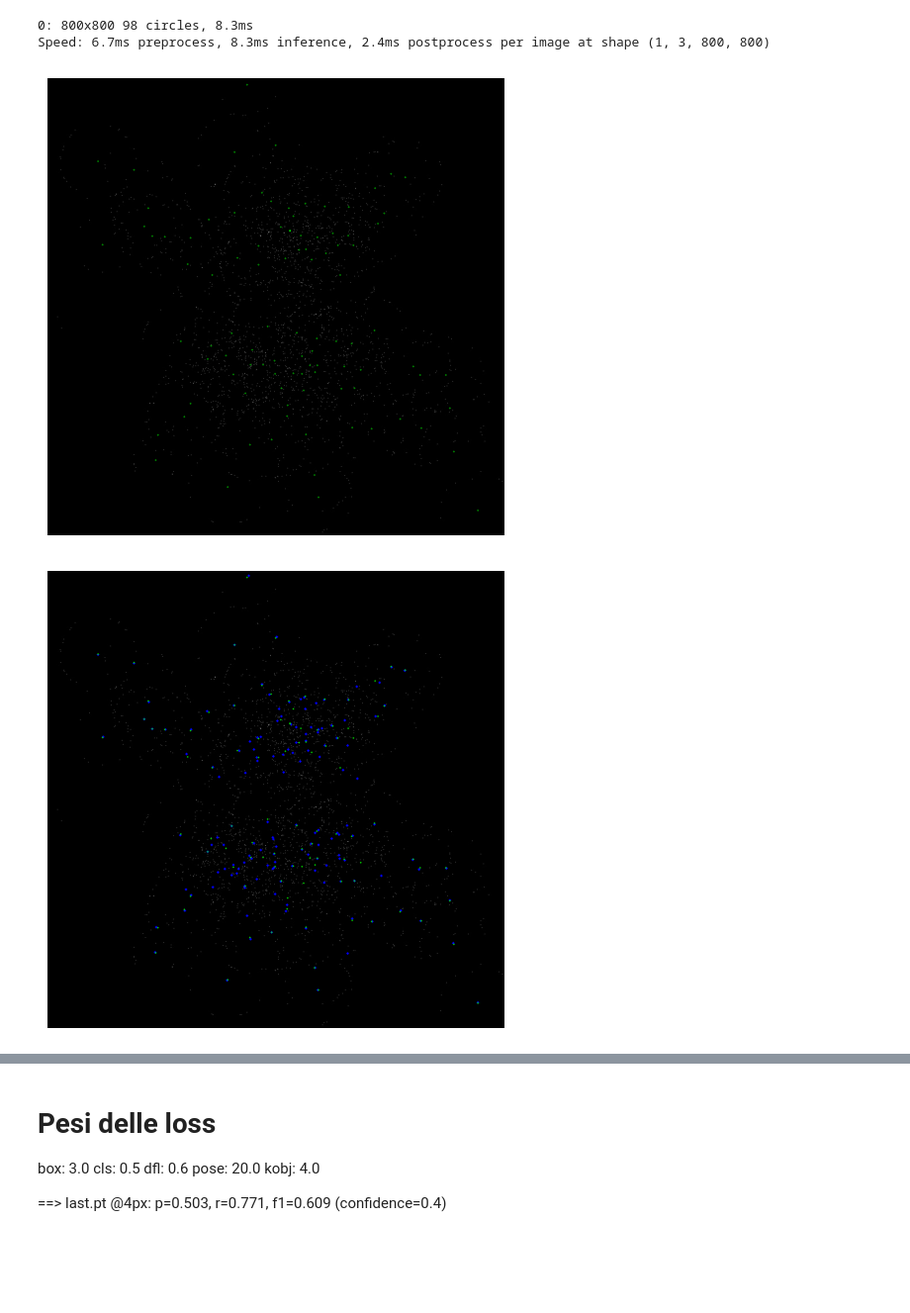
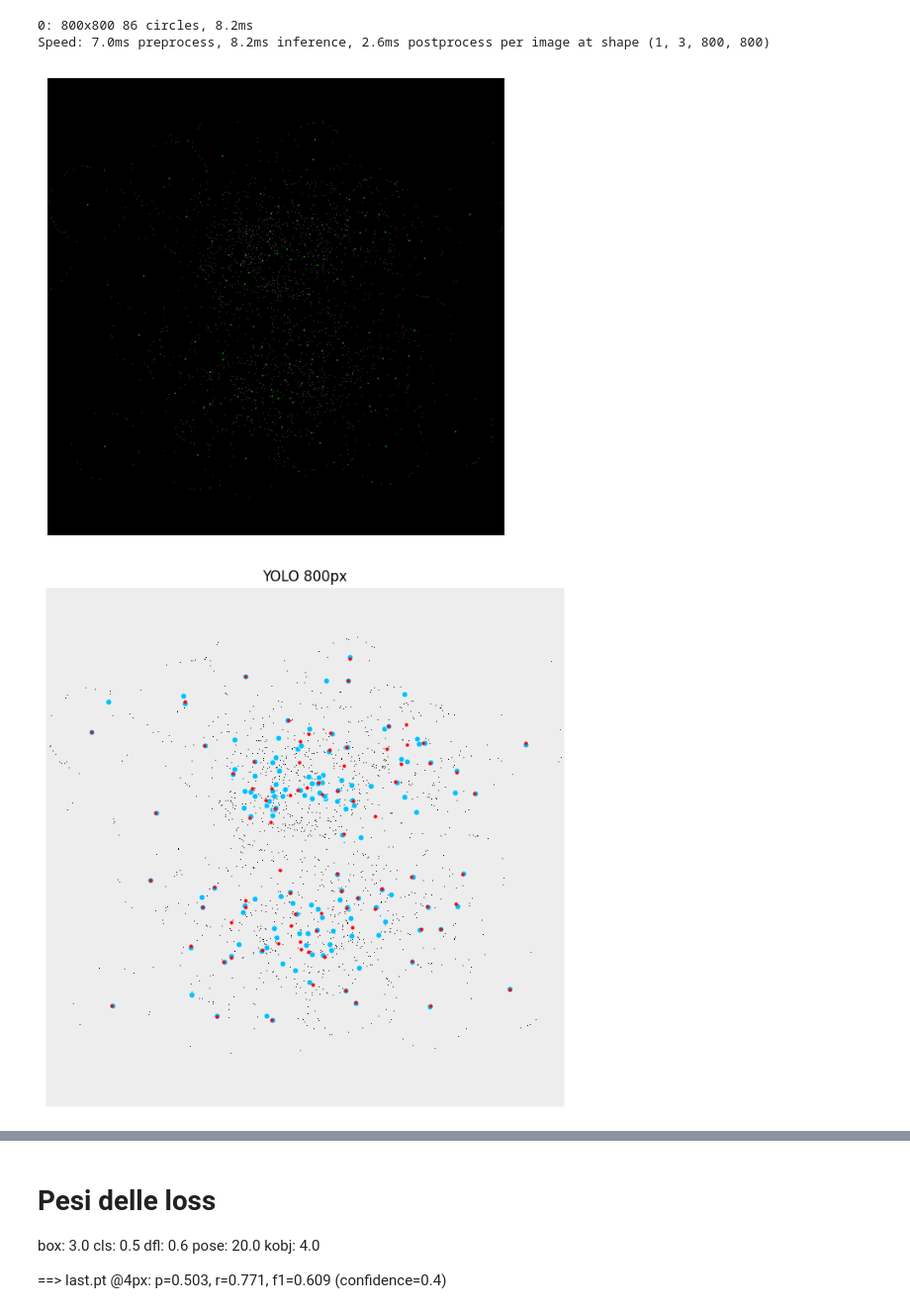
Before and after one commit to DanieleGhezzi25/A-Machine-Learning-Approach-for-Particle-Tracking-in-RICH-Detectors, a Jupyter notebook: KeyPoint_Detection/SharedDataset/800px/inference_YOLO800px.ipynb, the cells around one changed output, grey strips where cells are left out. Shown at 99% size. Cells and saved outputs as stored; diff of their text form; code cells hidden in the pictures; blank space fills up the shorter version.

```diff
--- a/KeyPoint_Detection/SharedDataset/800px/inference_YOLO800px.ipynb
+++ b/KeyPoint_Detection/SharedDataset/800px/inference_YOLO800px.ipynb
@@ -1,28 +1,28 @@
 # %%
 import sys
 
 sys.path.append(r'/user/gr1/delphi/dghezzi/KeyPoint_Detection')
 
 import KP as kpl
 import numpy as np
 from torch import Tensor
 
-image_path = r'/user/gr1/delphi/dghezzi/KeyPoint_Detection/SharedDataset/800px/Prova800.jpg'
-txt_path = r'/user/gr1/delphi/dghezzi/KeyPoint_Detection/SharedDataset/800px/Prova800.txt'
+image_path = r'/user/gr1/delphi/dghezzi/SharedDataset_22500_2500_150_175_npy/YOLO/800px/images/val/event_8.jpg'
+txt_path = r'/user/gr1/delphi/dghezzi/SharedDataset_22500_2500_150_175_npy/YOLO/800px/labels/val/event_8.txt'
 model_path = '/user/gr1/delphi/dghezzi/KeyPoint_Detection/SharedDataset/800px/training_output/weights/last.pt'
 
 results = kpl.inference(image_path, model_path, confidence=0.4, show_image=True, save_image=False)
-kpl.show_with_MCpoints(results, image_path, txt_path, show_image=True, save_image=False, img_size=(800, 800))
+kpl.show_with_MCpoints_new(results, txt_path, image_path, show_image=True, save_image=False, img_size=(800, 800), title='YOLO 800px')
 
 pred_points = [(float(x), float(y)) for r in results if r.keypoints is not None for kp in r.keypoints.xy for x,y in kp]
 gt_points   = np.loadtxt(txt_path, usecols=(-3, -2)) * (800, 800)
 
 pred_points = np.array(pred_points, dtype=float)
 gt_points   = np.array(gt_points, dtype=float)
 
 kpl.compute_pck_metrics(pred_points, gt_points, thresholds=[4, 7, 7.6, 8])
 # %% [output]
-0: 800x800 98 circles, 8.3ms
-Speed: 6.7ms preprocess, 8.3ms inference, 2.4ms postprocess per image at shape (1, 3, 800, 800)
+0: 800x800 86 circles, 8.2ms
+Speed: 7.0ms preprocess, 8.2ms inference, 2.6ms postprocess per image at shape (1, 3, 800, 800)
-[figure, old version]
+[figure, new version]
-[figure, old version]
+[figure, new version]
```
Also changed, not shown: parts of 1 cell of this notebook, 4 other files.
